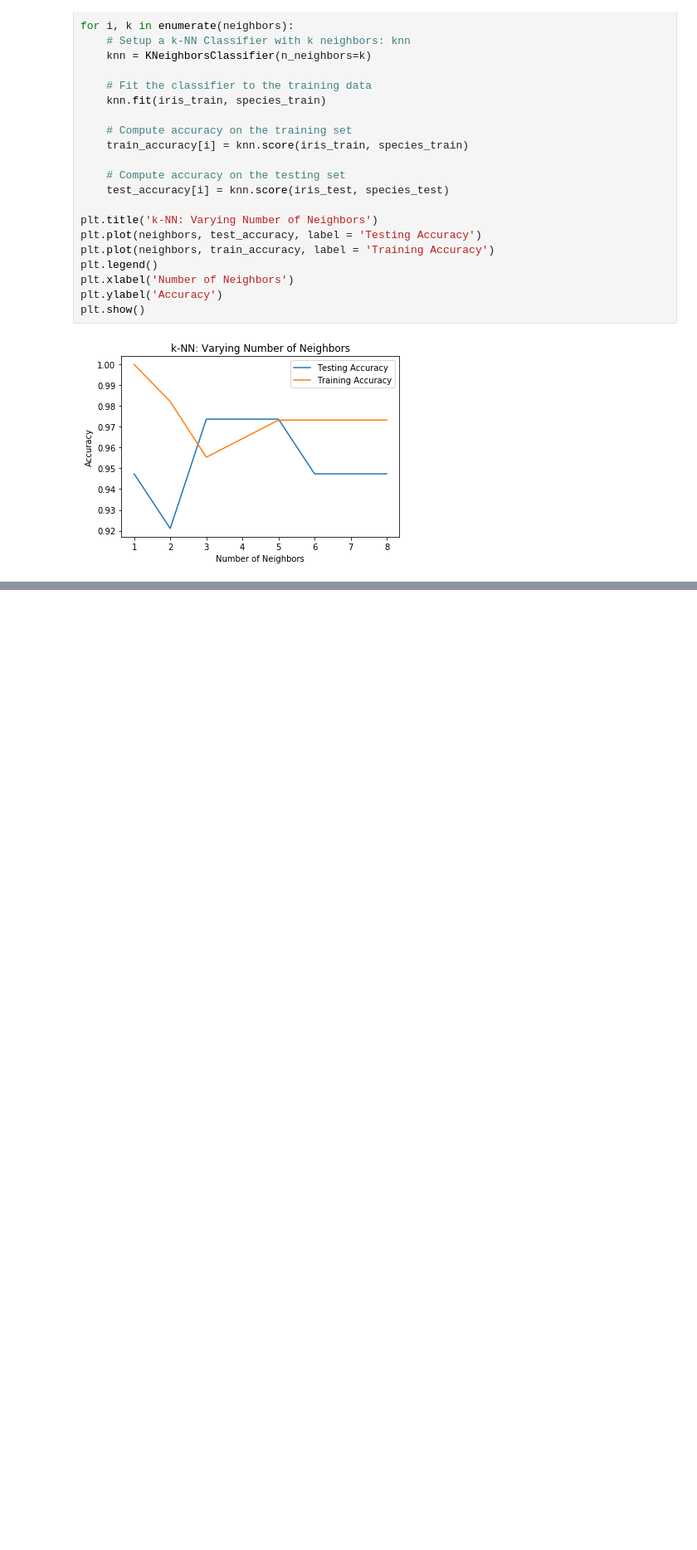
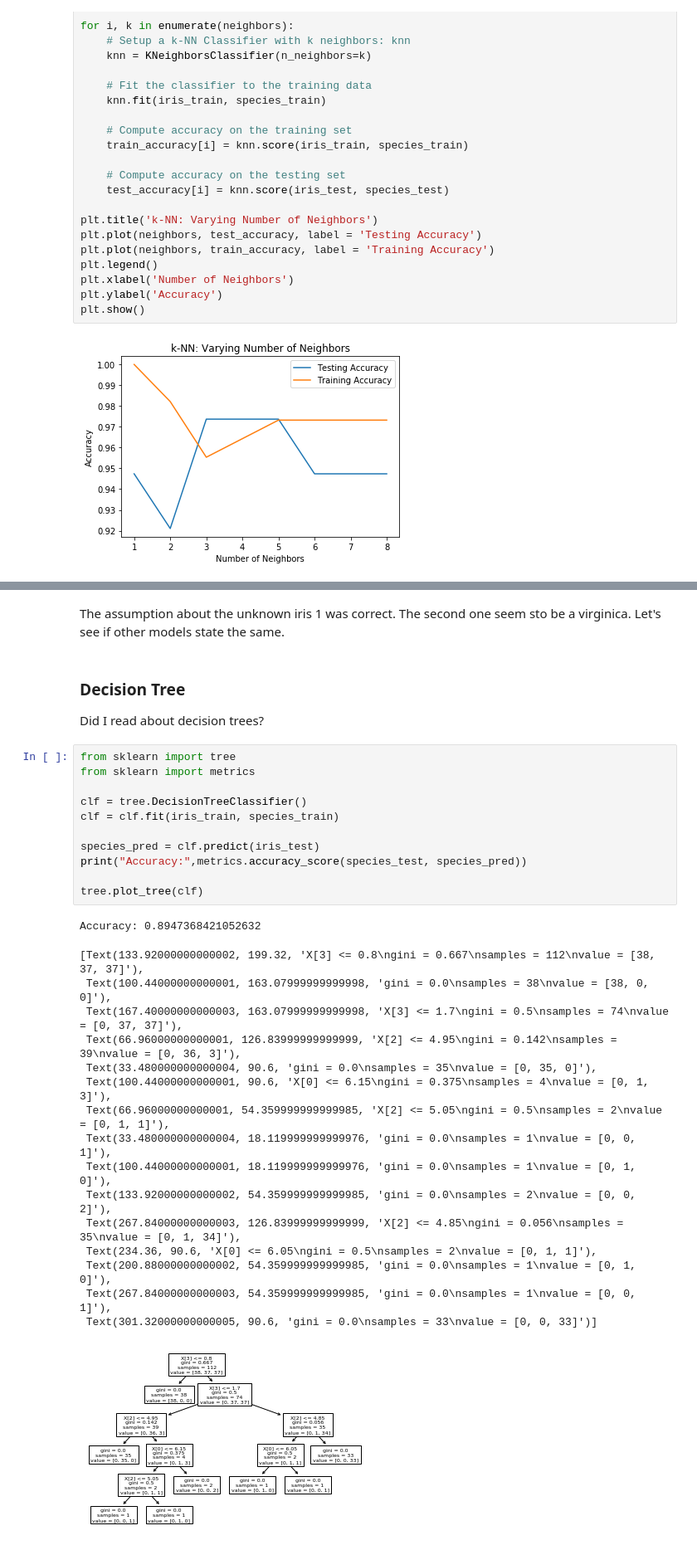
Before and after one commit to andrea-floh/ing-machine-learning-challenge, a Jupyter notebook: MLC_Ex_3_1_Toys_Iris.ipynb, the cells around one changed output, grey strips where cells are left out. Shown at 83% size. Cells and saved outputs as stored; diff of their text form; blank space fills up the shorter version.

```diff
--- a/MLC_Ex_3_1_Toys_Iris.ipynb
+++ b/MLC_Ex_3_1_Toys_Iris.ipynb
@@ -208,0 +239,35 @@ plt.show()
+# %% [markdown]
+The assumption about the unknown iris 1 was correct. The second one seem sto be a virginica. Let's see if other models state the same.
+# %% [markdown]
+### Decision Tree
+
+Did I read about decision trees?
+# %%
+from sklearn import tree
+from sklearn import metrics
+
+clf = tree.DecisionTreeClassifier()
+clf = clf.fit(iris_train, species_train)
+
+species_pred = clf.predict(iris_test)
+print("Accuracy:",metrics.accuracy_score(species_test, species_pred))
+
+tree.plot_tree(clf)
+# %% [output]
+Accuracy: 0.8947368421052632
+[Text(133.92000000000002, 199.32, 'X[3] <= 0.8\ngini = 0.667\nsamples = 112\nvalue = [38, 37, 37]'),
+ Text(100.44000000000001, 163.07999999999998, 'gini = 0.0\nsamples = 38\nvalue = [38, 0, 0]'),
+ Text(167.40000000000003, 163.07999999999998, 'X[3] <= 1.7\ngini = 0.5\nsamples = 74\nvalue = [0, 37, 37]'),
+ Text(66.96000000000001, 126.83999999999999, 'X[2] <= 4.95\ngini = 0.142\nsamples = 39\nvalue = [0, 36, 3]'),
+ Text(33.480000000000004, 90.6, 'gini = 0.0\nsamples = 35\nvalue = [0, 35, 0]'),
+ Text(100.44000000000001, 90.6, 'X[0] <= 6.15\ngini = 0.375\nsamples = 4\nvalue = [0, 1, 3]'),
+ Text(66.96000000000001, 54.359999999999985, 'X[2] <= 5.05\ngini = 0.5\nsamples = 2\nvalue = [0, 1, 1]'),
+ Text(33.480000000000004, 18.119999999999976, 'gini = 0.0\nsamples = 1\nvalue = [0, 0, 1]'),
+ Text(100.44000000000001, 18.119999999999976, 'gini = 0.0\nsamples = 1\nvalue = [0, 1, 0]'),
+ Text(133.92000000000002, 54.359999999999985, 'gini = 0.0\nsamples = 2\nvalue = [0, 0, 2]'),
+ Text(267.84000000000003, 126.83999999999999, 'X[2] <= 4.85\ngini = 0.056\nsamples = 35\nvalue = [0, 1, 34]'),
+ Text(234.36, 90.6, 'X[0] <= 6.05\ngini = 0.5\nsamples = 2\nvalue = [0, 1, 1]'),
+ Text(200.88000000000002, 54.359999999999985, 'gini = 0.0\nsamples = 1\nvalue = [0, 1, 0]'),
+ Text(267.84000000000003, 54.359999999999985, 'gini = 0.0\nsamples = 1\nvalue = [0, 0, 1]'),
+ Text(301.32000000000005, 90.6, 'gini = 0.0\nsamples = 33\nvalue = [0, 0, 33]')]
+[figure, added]
```
Also changed, not shown: parts of 16 cells of this notebook.
